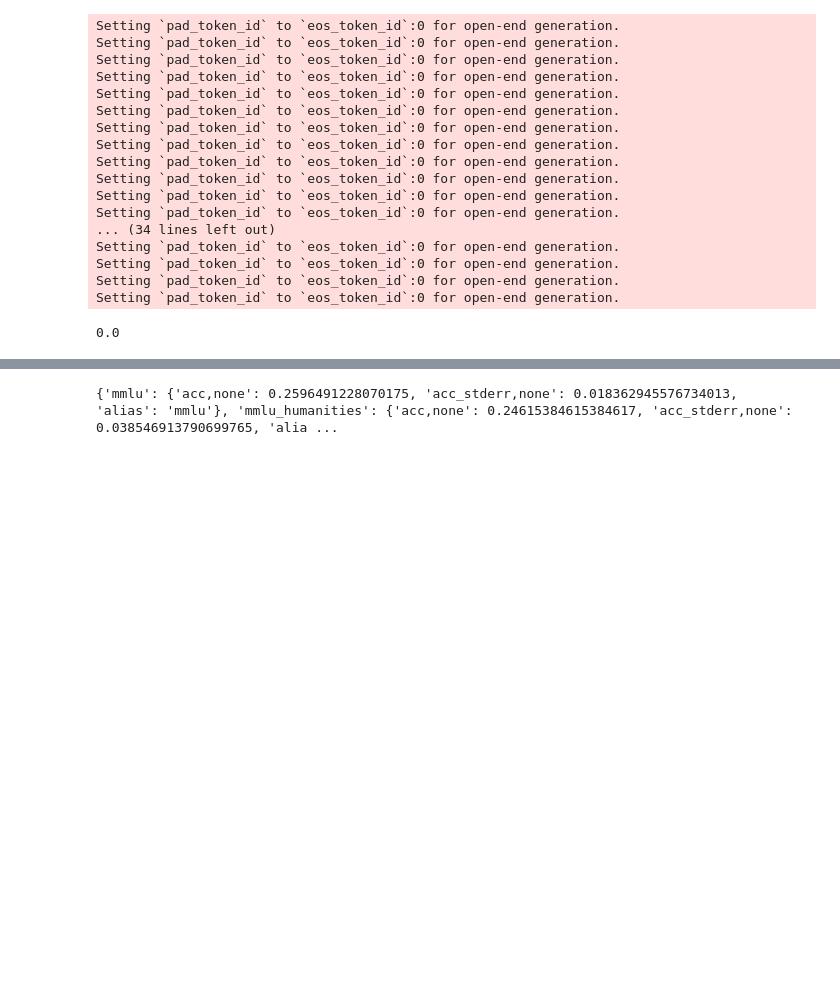
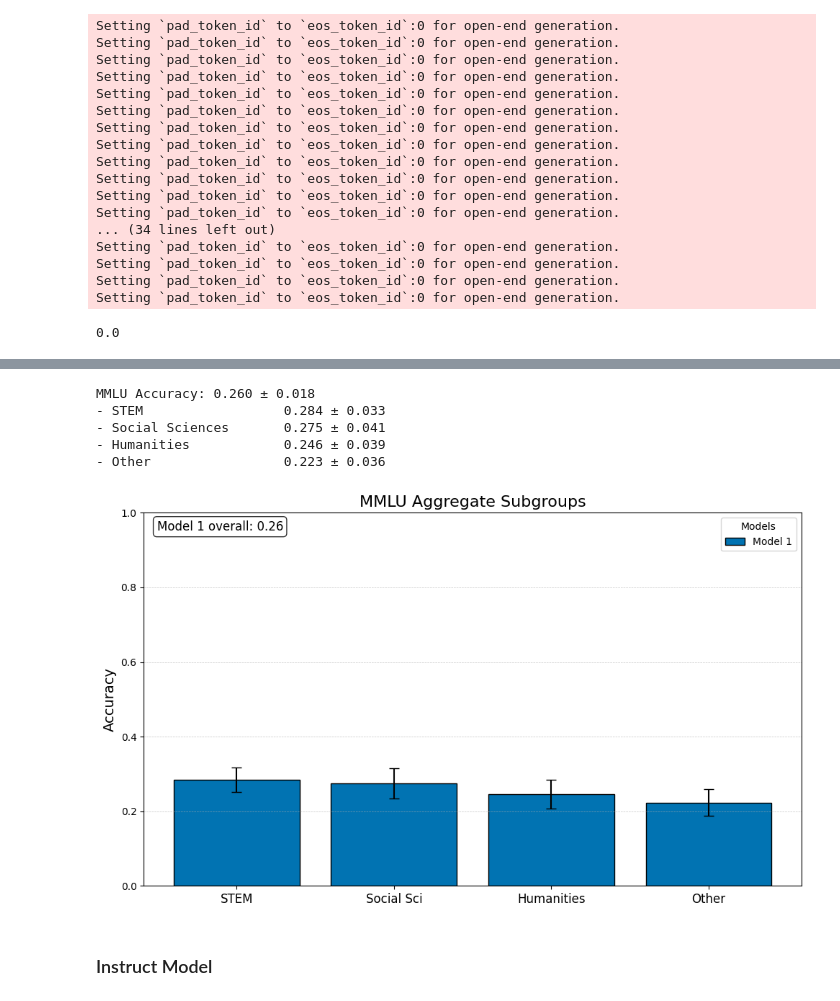
Before and after one commit to MisterXY89/sae-refusal-eval, a Jupyter notebook: src/SAE-refusal-steer.ipynb, the cells around one changed output, grey strips where cells are left out. Saved outputs shown, nothing was run; the diff lists cells and outputs as text; code cells hidden in the pictures; blank space fills up the shorter version.

Commit message:
mmlu-vis & ectract + a bit of clean up

```diff
--- a/src/SAE-refusal-steer.ipynb
+++ b/src/SAE-refusal-steer.ipynb
@@ -277,7 +276,7 @@ steer_cfg = {
 
 hf_lm = make_steered_hf_lm(
     steer_cfg,
-    pretrained="EleutherAI/pythia-410m-deduped",
+    pretrained=BASE_MODEL_NAME,
     device="cuda:0",
     batch_size=4,
     # can be overwritten
@@ -388,4 +363,0 @@ results = lm_eval.simple_evaluate(
-# %%
-print(results["results"])
-# %% [output]
-{'mmlu': {'acc,none': 0.2596491228070175, 'acc_stderr,none': 0.018362945576734013, 'alias': 'mmlu'}, 'mmlu_humanities': {'acc,none': 0.24615384615384617, 'acc_stderr,none': 0.038546913790699765, 'alia ...
@@ -391,0 +417,17 @@ print(results["results"])
+# %%
+print(summary)
+# %% [output]
+MMLU Accuracy: 0.260 ± 0.018
+- STEM                  0.284 ± 0.033
+- Social Sciences       0.275 ± 0.041
+- Humanities            0.246 ± 0.039
+- Other                 0.223 ± 0.036
+# %%
+visualize_mmlu([{
+    "results": results["results"],
+    "name": "Model 1"
+}])
+# %% [output]
+[figure, added]
+# %% [markdown]
+### Instruct Model
```
Also changed, not shown: parts of 25 cells of this notebook, 3 other files.
